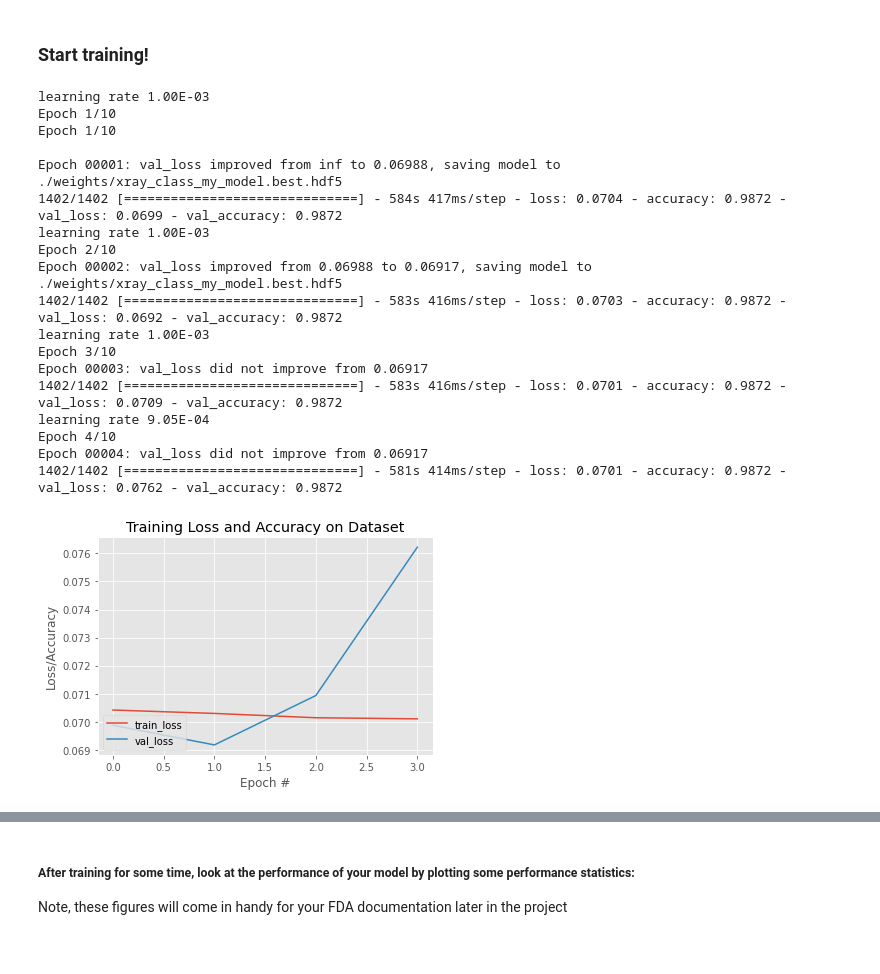
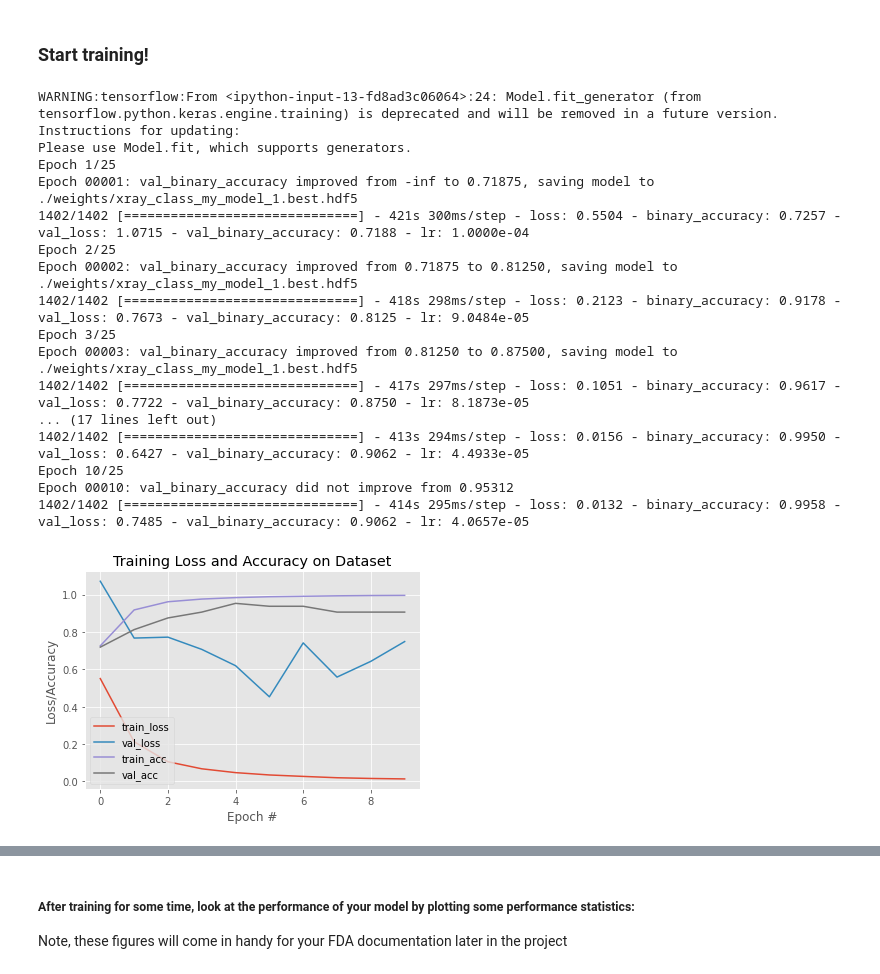
Before and after one commit to soon-yau/AIHCND_C2_Starter, a Jupyter notebook: Build and train model.ipynb, the cells around one changed output, grey strips where cells are left out. Cells and saved outputs as stored; diff of their text form; code cells hidden in the pictures.

```diff
--- a/Build and train model.ipynb
+++ b/Build and train model.ipynb
@@ -259,55 +270,60 @@ callbacks_list = [checkpoint, early, lr_scheduler]
 ### Start training!
 # %%
 ## train your model
-#if os.path.exists(weight_path):
-#    my_model.load_weights(weight_path)
+#strategy = tf.distribute.MirroredStrategy()
 
-my_model.compile(
-    optimizer=RMSprop(learning_rate=1e-3),
-    loss='binary_crossentropy',
-    metrics=['accuracy'])
+#with strategy.scope():
 
-history = my_model.fit_generator(train_gen,
-                          validation_data = val_gen,
-                          epochs = 10,
-                          workers = cpu_count-1,
-                          use_multiprocessing = True,
-                          callbacks = callbacks_list)
+    my_model = build_my_model()
+
+    if os.path.exists(weight_path):
+        my_model.load_weights(weight_path)
+
+    my_model.compile(
+        optimizer=RMSprop(learning_rate=1e-4),
+        loss=tf.keras.losses.BinaryCrossentropy(),
+        metrics=[tf.keras.metrics.BinaryAccuracy()])
+
+    history = my_model.fit_generator(train_gen,
+                              validation_data = (valX, valY),
+                              epochs = 25,
+                              workers = cpu_count-1,
+                              use_multiprocessing = False,
+                              callbacks = callbacks_list)
 # %% [output]
-learning rate 1.00E-03
-Epoch 1/10
-Epoch 1/10
-
-Epoch 00001: val_loss improved from inf to 0.06988, saving model to ./weights/xray_class_my_model.best.hdf5
-1402/1402 [==============================] - 584s 417ms/step - loss: 0.0704 - accuracy: 0.9872 - val_loss: 0.0699 - val_accuracy: 0.9872
-learning rate 1.00E-03
-Epoch 2/10
-Epoch 00002: val_loss improved from 0.06988 to 0.06917, saving model to ./weights/xray_class_my_model.best.hdf5
-1402/1402 [==============================] - 583s 416ms/step - loss: 0.0703 - accuracy: 0.9872 - val_loss: 0.0692 - val_accuracy: 0.9872
-learning rate 1.00E-03
-Epoch 3/10
-Epoch 00003: val_loss did not improve from 0.06917
-1402/1402 [==============================] - 583s 416ms/step - loss: 0.0701 - accuracy: 0.9872 - val_loss: 0.0709 - val_accuracy: 0.9872
-learning rate 9.05E-04
-Epoch 4/10
-Epoch 00004: val_loss did not improve from 0.06917
-1402/1402 [==============================] - 581s 414ms/step - loss: 0.0701 - accuracy: 0.9872 - val_loss: 0.0762 - val_accuracy: 0.9872
+WARNING:tensorflow:From <ipython-input-13-fd8ad3c06064>:24: Model.fit_generator (from tensorflow.python.keras.engine.training) is deprecated and will be removed in a future version.
+Instructions for updating:
+Please use Model.fit, which supports generators.
+Epoch 1/25
+Epoch 00001: val_binary_accuracy improved from -inf to 0.71875, saving model to ./weights/xray_class_my_model_1.best.hdf5
+1402/1402 [==============================] - 421s 300ms/step - loss: 0.5504 - binary_accuracy: 0.7257 - val_loss: 1.0715 - val_binary_accuracy: 0.7188 - lr: 1.0000e-04
+Epoch 2/25
+Epoch 00002: val_binary_accuracy improved from 0.71875 to 0.81250, saving model to ./weights/xray_class_my_model_1.best.hdf5
+1402/1402 [==============================] - 418s 298ms/step - loss: 0.2123 - binary_accuracy: 0.9178 - val_loss: 0.7673 - val_binary_accuracy: 0.8125 - lr: 9.0484e-05
+Epoch 3/25
+Epoch 00003: val_binary_accuracy improved from 0.81250 to 0.87500, saving model to ./weights/xray_class_my_model_1.best.hdf5
+1402/1402 [==============================] - 417s 297ms/step - loss: 0.1051 - binary_accuracy: 0.9617 - val_loss: 0.7722 - val_binary_accuracy: 0.8750 - lr: 8.1873e-05
+... (17 lines left out)
+1402/1402 [==============================] - 413s 294ms/step - loss: 0.0156 - binary_accuracy: 0.9950 - val_loss: 0.6427 - val_binary_accuracy: 0.9062 - lr: 4.4933e-05
+Epoch 10/25
+Epoch 00010: val_binary_accuracy did not improve from 0.95312
+1402/1402 [==============================] - 414s 295ms/step - loss: 0.0132 - binary_accuracy: 0.9958 - val_loss: 0.7485 - val_binary_accuracy: 0.9062 - lr: 4.0657e-05
 # %%
 def plot_history(history):
 
     N = len(history.history["loss"])
     plt.style.use("ggplot")
     plt.figure()
     plt.plot(np.arange(0, N), history.history["loss"], label="train_loss")
     plt.plot(np.arange(0, N), history.history["val_loss"], label="val_loss")
-    #plt.plot(np.arange(0, N), history.history["accuracy"], label="train_acc")
-    #plt.plot(np.arange(0, N), history.history["val_accuracy"], label="val_acc")
+    plt.plot(np.arange(0, N), history.history["binary_accuracy"], label="train_acc")
+    plt.plot(np.arange(0, N), history.history["val_binary_accuracy"], label="val_acc")
     plt.title("Training Loss and Accuracy on Dataset")
     plt.xlabel("Epoch #")
     plt.ylabel("Loss/Accuracy")
     plt.legend(loc="lower left")
     return
 
 plot_history(history)
 # %% [output]
-[figure, old version]
+[figure, new version]
```
Also changed, not shown: parts of 20 cells of this notebook, 2 other files.
